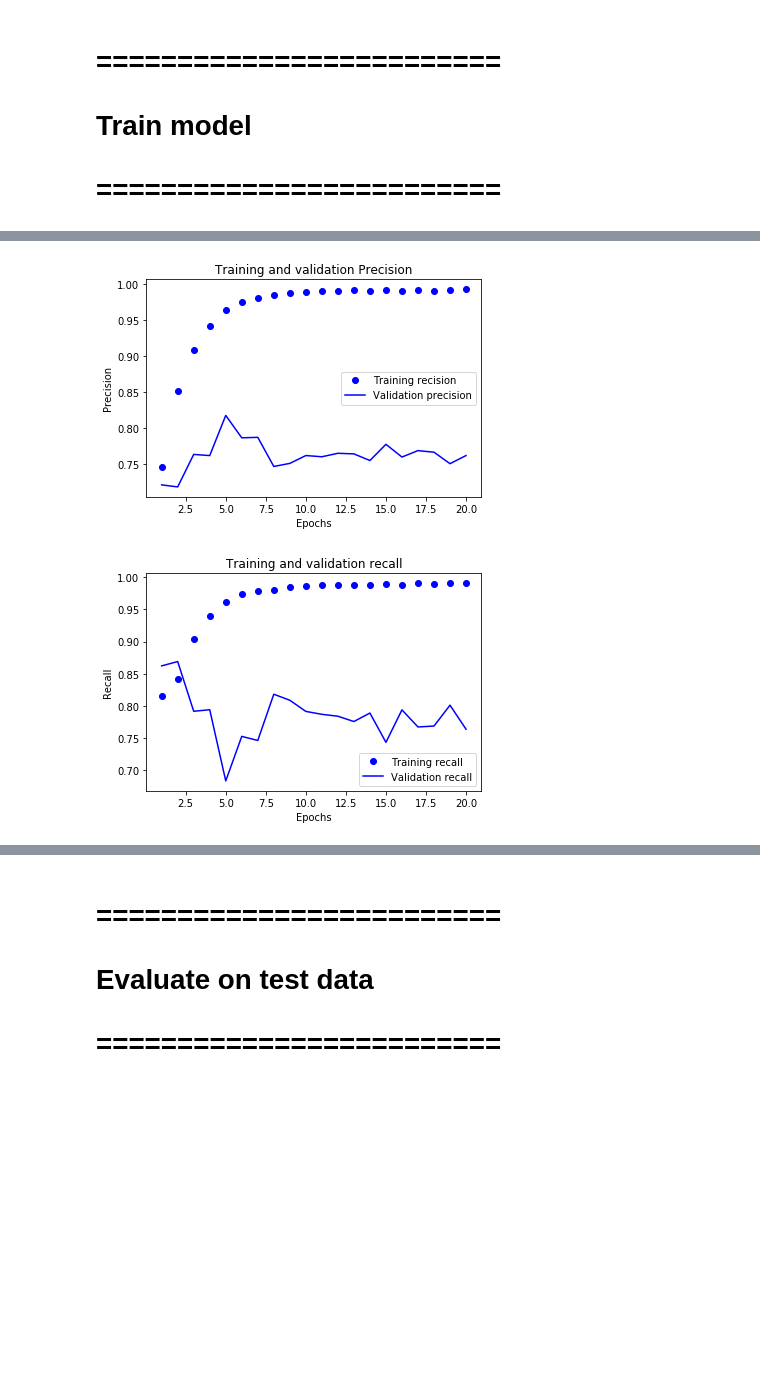
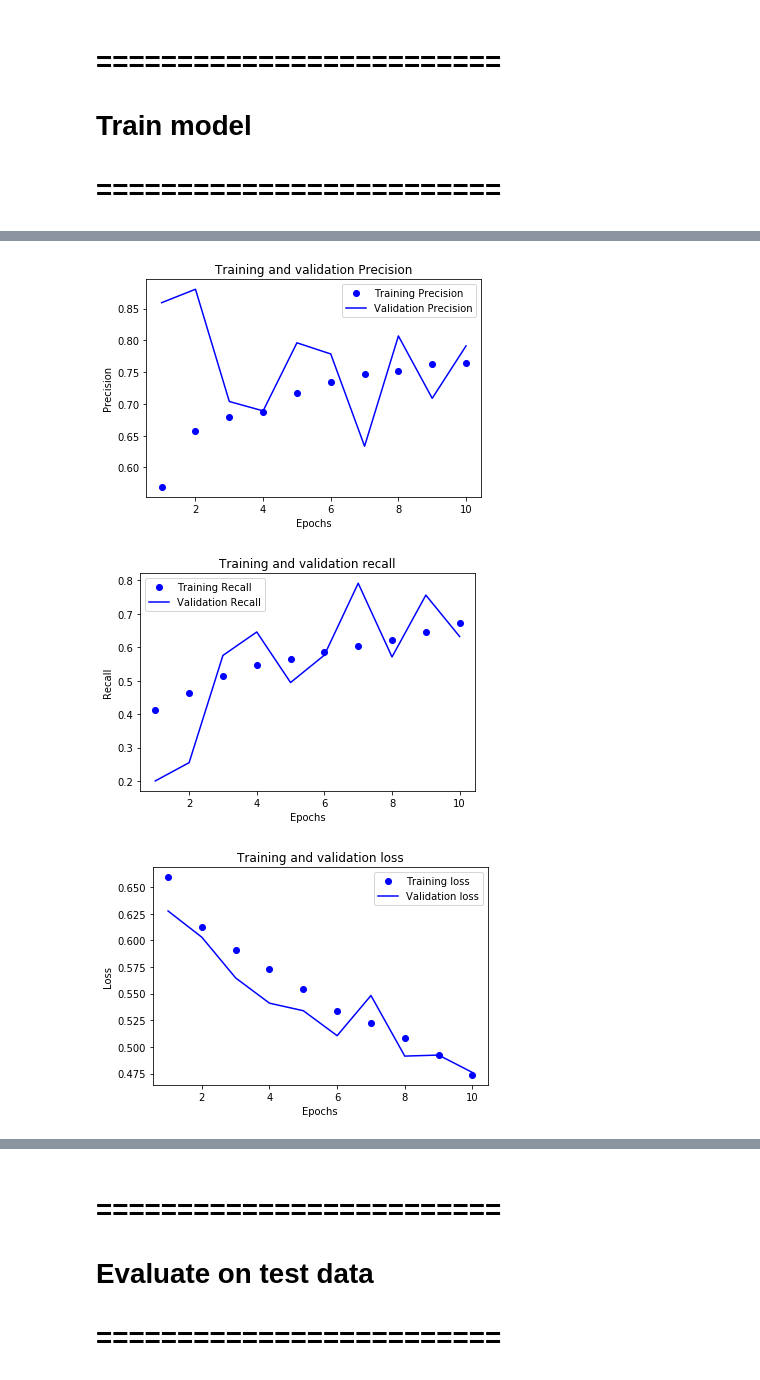
Before and after one commit to opt-out-tools/model-online-misogyny, a Jupyter notebook: notebooks/01-mp-fully_connected_pretrained_word_embeddings_twitter200.ipynb, the cells around one changed output, grey strips where cells are left out. Cells and saved outputs as stored; diff of their text form; code cells hidden in the pictures; blank space fills up the shorter version.

```diff
--- a/notebooks/01-mp-fully_connected_pretrained_word_embeddings_twitter200.ipynb
+++ b/notebooks/01-mp-fully_connected_pretrained_word_embeddings_twitter200.ipynb
@@ -31,7 +33,8 @@ train_data, test_data, train_labels, test_labels = train_test_split(
 # =========================
 # %%
 # Create unique index for every word and fit to training data
-tokenizer = Tokenizer(num_words = 10000)
+number_of_most_frequency_words = 20000
+tokenizer = Tokenizer(num_words = number_of_most_frequency_words)
 tokenizer.fit_on_texts(train_data)
 
 # Turn each tweet into a sequence of integers of equal length
@@ -67,4 +70,4 @@ y_val   = train_labels[10410:]
 # You need to download the pre-trained word vectors from:
 # https://nlp.stanford.edu/projects/glove/
 # %%
-word_embedding_matrix = init_embeddings(tokenizer.word_index, 10000, 200, "/home/tcake/Downloads/glove.twitter.27B/glove.twitter.27B.200d.txt")
+word_embedding_matrix = init_embeddings(tokenizer.word_index, number_of_most_frequency_words, 200, "/home/tcake/Downloads/glove.twitter.27B/glove.twitter.27B.200d.txt")
@@ -71,3 +78,11 @@ word_embedding_matrix = init_embeddings(tokenizer.word_index, 10000, 200, "/home
+# %%
+callbacks = [ callbacks.TensorBoard(
+    log_dir='log_fully_connected_pretrained_twitter',
+    histogram_freq=1,
+    embeddings_freq = 1,
+    embeddings_data = x_train[:100],
+    )
+]
 # %% [markdown]
 # =========================
 # Build model
@@ -76,7 +91,8 @@ word_embedding_matrix = init_embeddings(tokenizer.word_index, 10000, 200, "/home
 # Add Embedding layer
 # The final sigmoid layer outputs probability values between [0, 1]
 model = models.Sequential()
-model.add(layers.Embedding(10001, 200, input_length = train_corpus_embeddings.shape[1]))
-model.add(layers.Flatten())
-model.add(layers.Dense(32, activation = 'relu'))
+model.add(layers.Embedding(number_of_most_frequency_words+1, 200, input_length = train_corpus_embeddings.shape[1]))
+model.add(layers.Dropout(0.5))
+model.add(layers.LSTM(200))
+model.add(layers.Dropout(0.5))
 model.add(layers.Dense(1, activation = 'sigmoid'))
@@ -99,35 +129,52 @@ model.compile(optimizer = 'rmsprop',
               loss = 'binary_crossentropy',
               metrics=[km.binary_precision(), km.binary_recall()])
 
+model.summary()
 history = model.fit(x_train,
                     y_train,
-                    epochs = 20,
+                    epochs = 10,
                     batch_size = 32,
-                    validation_data = (x_val, y_val))
+                    validation_data = (x_val, y_val),
+                    callbacks=callbacks)
 
 # Prep history dictionary
 precision = history.history['precision']
 val_precision = history.history['val_precision']
+
 recall = history.history['recall']
 val_recall = history.history['val_recall']
+
+loss = history.history['loss']
+val_loss = history.history['val_loss']
+
 epochs = range(1, len(precision) + 1)
 
 # Plot the training and validation precision
-plt.plot(epochs, precision, 'bo', label='Training recision')
-plt.plot(epochs, val_precision, 'b', label='Validation precision')
+plt.plot(epochs, precision, 'bo', label='Training Precision')
+plt.plot(epochs, val_precision, 'b', label='Validation Precision')
 plt.title('Training and validation Precision')
 plt.xlabel('Epochs')
 plt.ylabel('Precision')
 plt.legend()
 plt.show()
 
-# Plot the training and validation accuracy
+# Plot the training and validation recall
 plt.clf()
-plt.plot(epochs, recall, 'bo', label='Training recall')
-plt.plot(epochs, val_recall, 'b', label='Validation recall')
+plt.plot(epochs, recall, 'bo', label='Training Recall')
+plt.plot(epochs, val_recall, 'b', label='Validation Recall')
 plt.title('Training and validation recall')
 plt.xlabel('Epochs')
 plt.ylabel('Recall')
 plt.legend()
 plt.show()
+
+
+# Plot the training and validation loss
+plt.plot(epochs, loss, 'bo', label='Training loss')
+plt.plot(epochs, val_loss, 'b', label='Validation loss')
+plt.title('Training and validation loss')
+plt.xlabel('Epochs')
+plt.ylabel('Loss')
+plt.legend()
+plt.show()
 # %% [output]
@@ -151,2 +198,3 @@ Epoch 20/20
-[figure, old version]
+[figure, new version]
-[figure, old version]
+[figure, new version]
+[figure, added]
```
Also changed, not shown: parts of 15 cells of this notebook, 3 other files.
